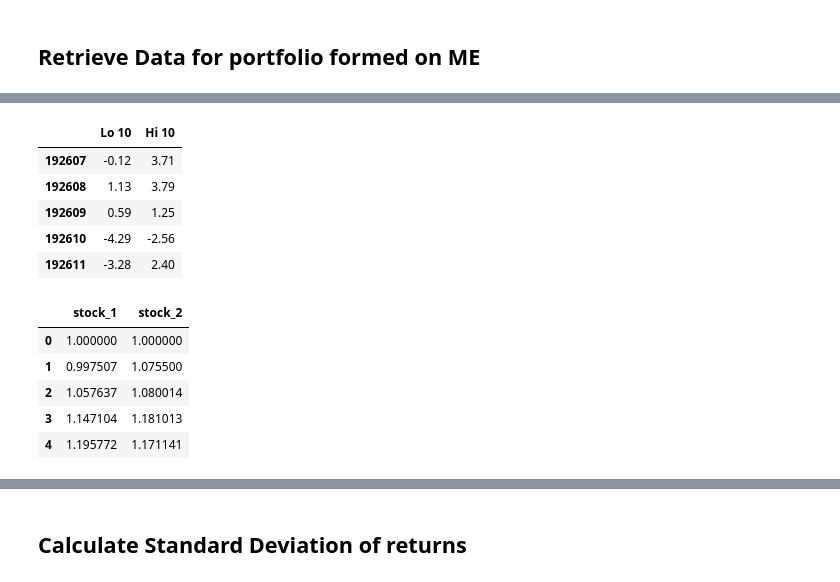
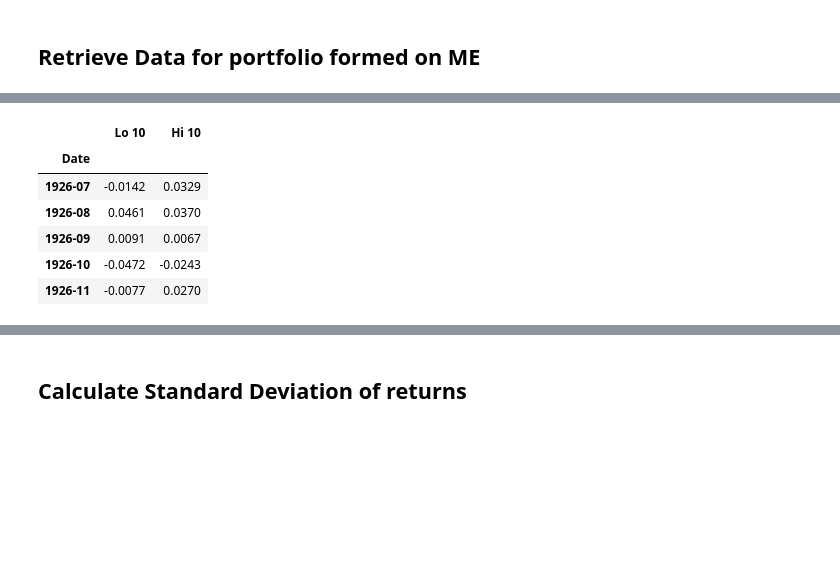
Before and after one commit to quantopy-dev/quantopy, a Jupyter notebook: docs/return-basics-real-data.ipynb, the cells around one changed output, grey strips where cells are left out. Saved outputs shown, nothing was run; the diff lists cells and outputs as text; code cells hidden in the pictures; blank space fills up the shorter version.

```diff
--- a/docs/return-basics-real-data.ipynb
+++ b/docs/return-basics-real-data.ipynb
@@ -92,0 +7,3 @@ ValueError: could not convert string to float: 'Equal Weight Returns -- Monthly'
+# %%
+ds = qp.get('Portfolios_Formed_on_ME', 'famafrench')
+print(ds['DESCR'])
@@ -92,0 +22,3 @@ ValueError: could not convert string to float: 'Equal Weight Returns -- Monthly'
+# %%
+portfolio = ds[1]
+portfolio.head()
@@ -93,26 +33,13 @@ ValueError: could not convert string to float: 'Equal Weight Returns -- Monthly'
 # %%
 columns = ['Lo 10', 'Hi 10']
-returns = porfolio[columns]
+returns = portfolio[columns]
 returns.head()
 # %% [output]
 |  | Lo 10 | Hi 10 |
-| 192607 | -0.12 | 3.71 |
-| 192608 | 1.13 | 3.79 |
-| 192609 | 0.59 | 1.25 |
-| 192610 | -4.29 | -2.56 |
-| 192611 | -3.28 | 2.40 |
+| Date |  |  |
+| 1926-07 | -0.0142 | 0.0329 |
+| 1926-08 | 0.0461 | 0.0370 |
+| 1926-09 | 0.0091 | 0.0067 |
+| 1926-10 | -0.0472 | -0.0243 |
+| 1926-11 | -0.0077 | 0.0270 |
-# %%
-prices = pd.DataFrame({
-    'stock_1': stock_1_price,
-    'stock_2': stock_2_price
-})
-
-prices.head()
-# %% [output]
-|  | stock_1 | stock_2 |
-| 0 | 1.000000 | 1.000000 |
-| 1 | 0.997507 | 1.075500 |
-| 2 | 1.057637 | 1.080014 |
-| 3 | 1.147104 | 1.181013 |
-| 4 | 1.195772 | 1.171141 |
 # %%
```
Also changed, not shown: parts of 19 cells of this notebook, 8 other files.
